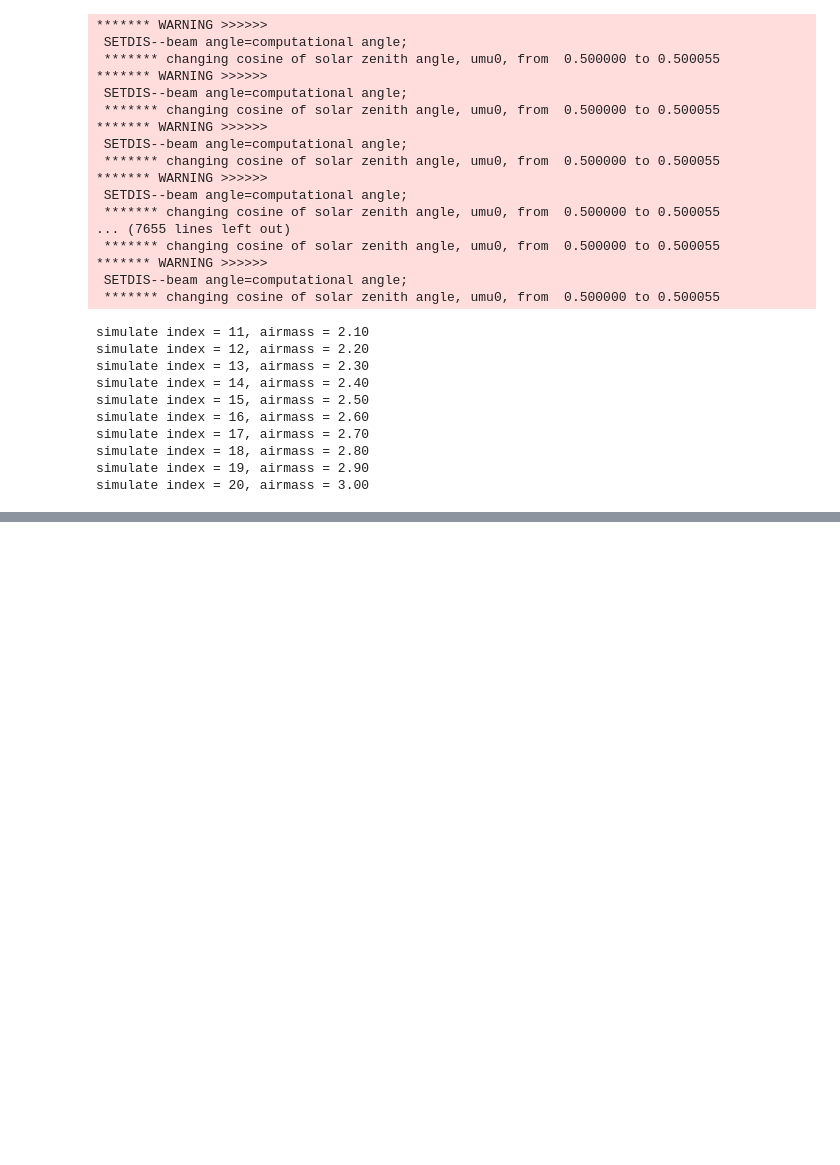
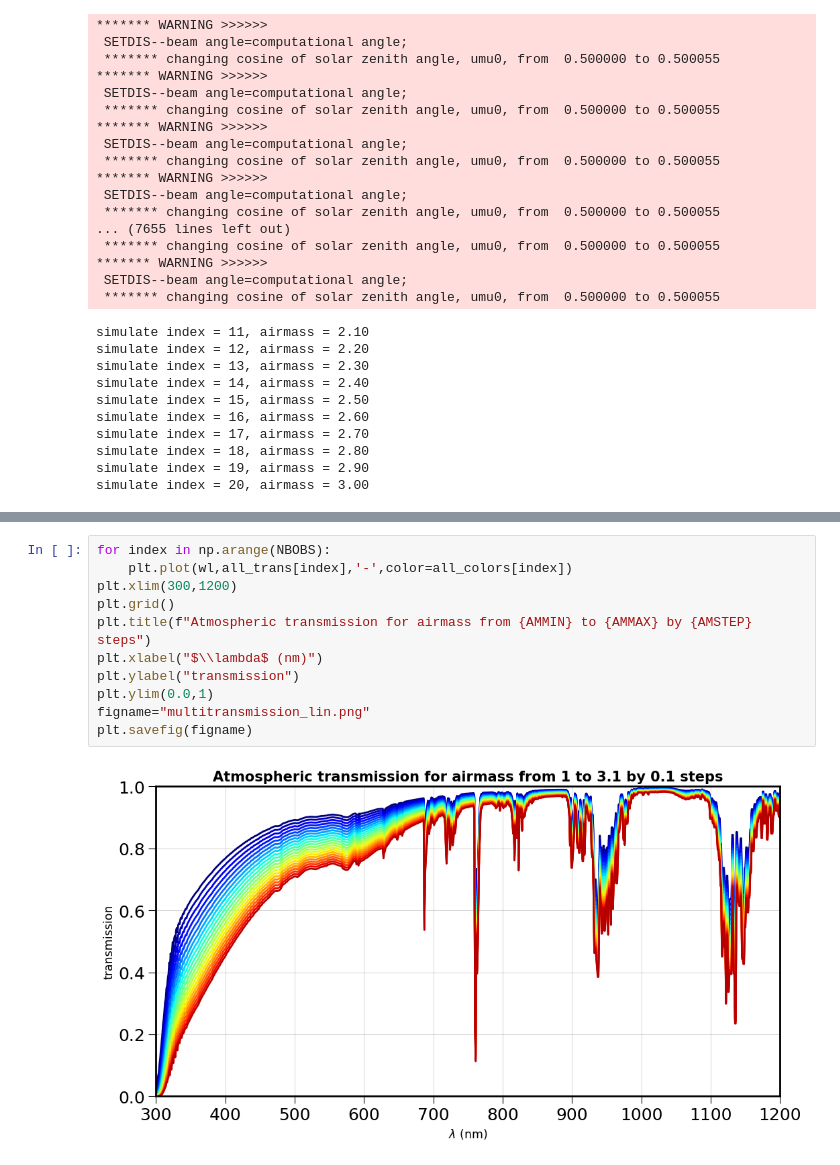
Before and after one commit to LSSTDESC/libradtranpy, a Jupyter notebook: docs/notebooks/libradtranpy/SimuRT_vs_Airmass.ipynb, the cells around one changed output, grey strips where cells are left out. Cells and saved outputs as stored; diff of their text form; blank space fills up the shorter version.

```diff
--- a/docs/notebooks/libradtranpy/SimuRT_vsairmass.ipynb
+++ b/docs/notebooks/libradtranpy/SimuRT_vs_Airmass.ipynb
@@ -133,0 +136,13 @@ plt.savefig(figname)
+# %%
+for index in np.arange(NBOBS):
+    plt.plot(wl,all_trans[index],'-',color=all_colors[index])
+plt.xlim(300,1200)
+plt.grid()
+plt.title(f"Atmospheric transmission for airmass from {AMMIN} to {AMMAX} by {AMSTEP} steps")
+plt.xlabel("$\\lambda$ (nm)")
+plt.ylabel("transmission")
+plt.ylim(0.0,1)
+figname="multitransmission_lin.png"
+plt.savefig(figname)
+# %% [output]
+[figure, added]
```
Also changed, not shown: parts of 2 cells of this notebook, 3 other files.
